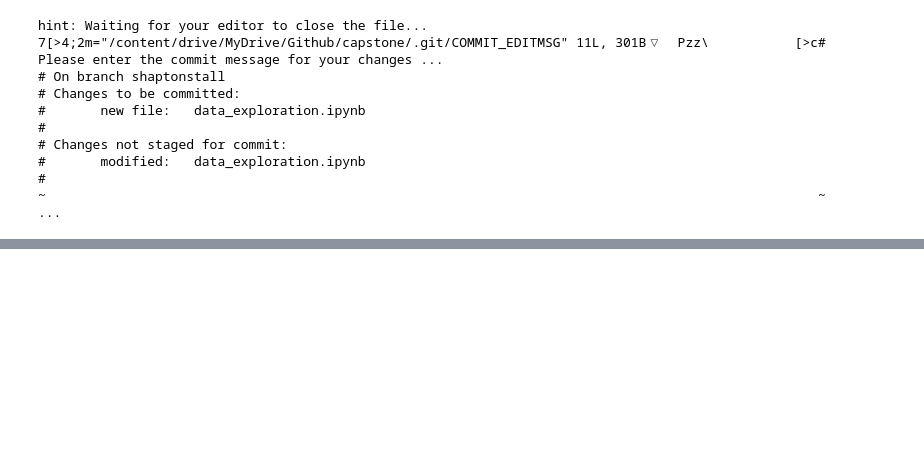
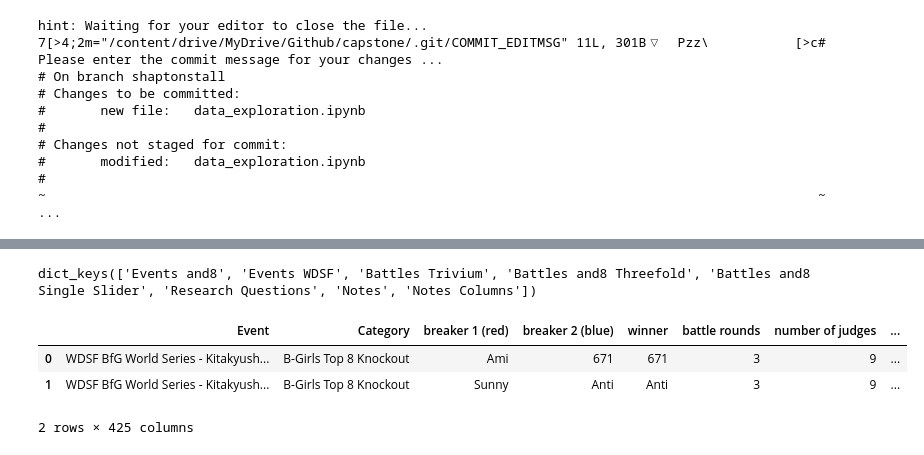
Before and after one commit to smahnke17/capstone, a Jupyter notebook: data_exploration.ipynb, the cells around one changed output, grey strips where cells are left out. Saved outputs shown, nothing was run; the diff lists cells and outputs as text; code cells hidden in the pictures; blank space fills up the shorter version.

```diff
--- a/data_exploration.ipynb
+++ b/data_exploration.ipynb
@@ -47,0 +61,14 @@ hint: Waiting for your editor to close the file... 7[>4;2m="/content/drive/MyDri
+# %%
+webscraping.keys()
+# %% [output]
+dict_keys(['Events and8', 'Events WDSF', 'Battles Trivium', 'Battles and8 Threefold', 'Battles and8 Single Slider', 'Research Questions', 'Notes', 'Notes Columns'])
+# %%
+trivium=webscraping['Battles Trivium']
+trivium.rename(columns={'Unnamed: 0':'Event', 'Unnamed: 1': 'Category'}, inplace=True)
+trivium[['Event', 'Category']]= trivium[['Event', 'Category']].fillna(method='ffill')
+trivium.head(2)
+# %% [output]
+|  | Event | Category | breaker 1 (red) | breaker 2 (blue) | winner | battle rounds | number of judges | ... |
+| 0 | WDSF BfG World Series - Kitakyush... | B-Girls Top 8 Knockout | Ami | 671 | 671 | 3 | 9 | ... |
+| 1 | WDSF BfG World Series - Kitakyush... | B-Girls Top 8 Knockout | Sunny | Anti | Anti | 3 | 9 | ... |
+2 rows × 425 columns
```
Also changed, not shown: parts of 7 cells of this notebook.
